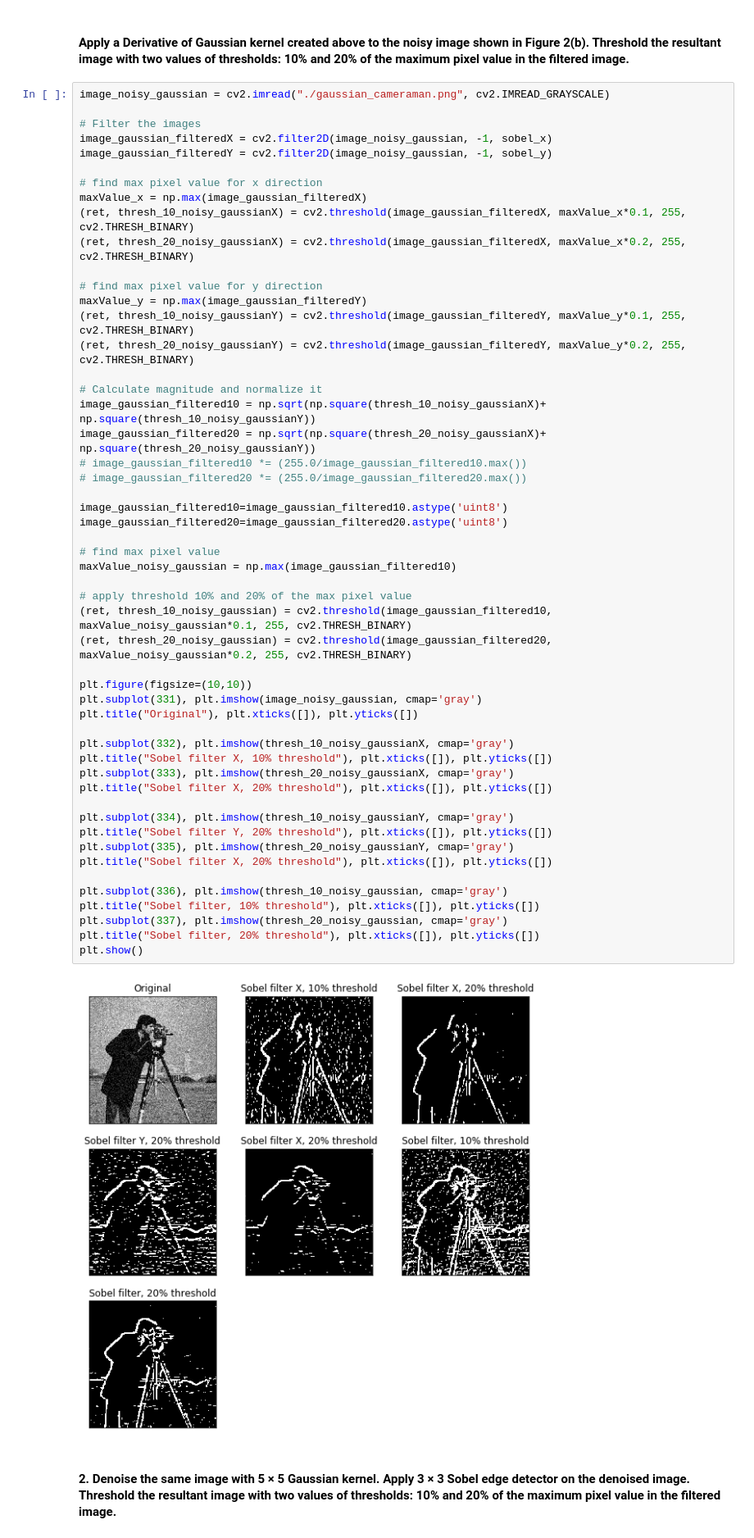
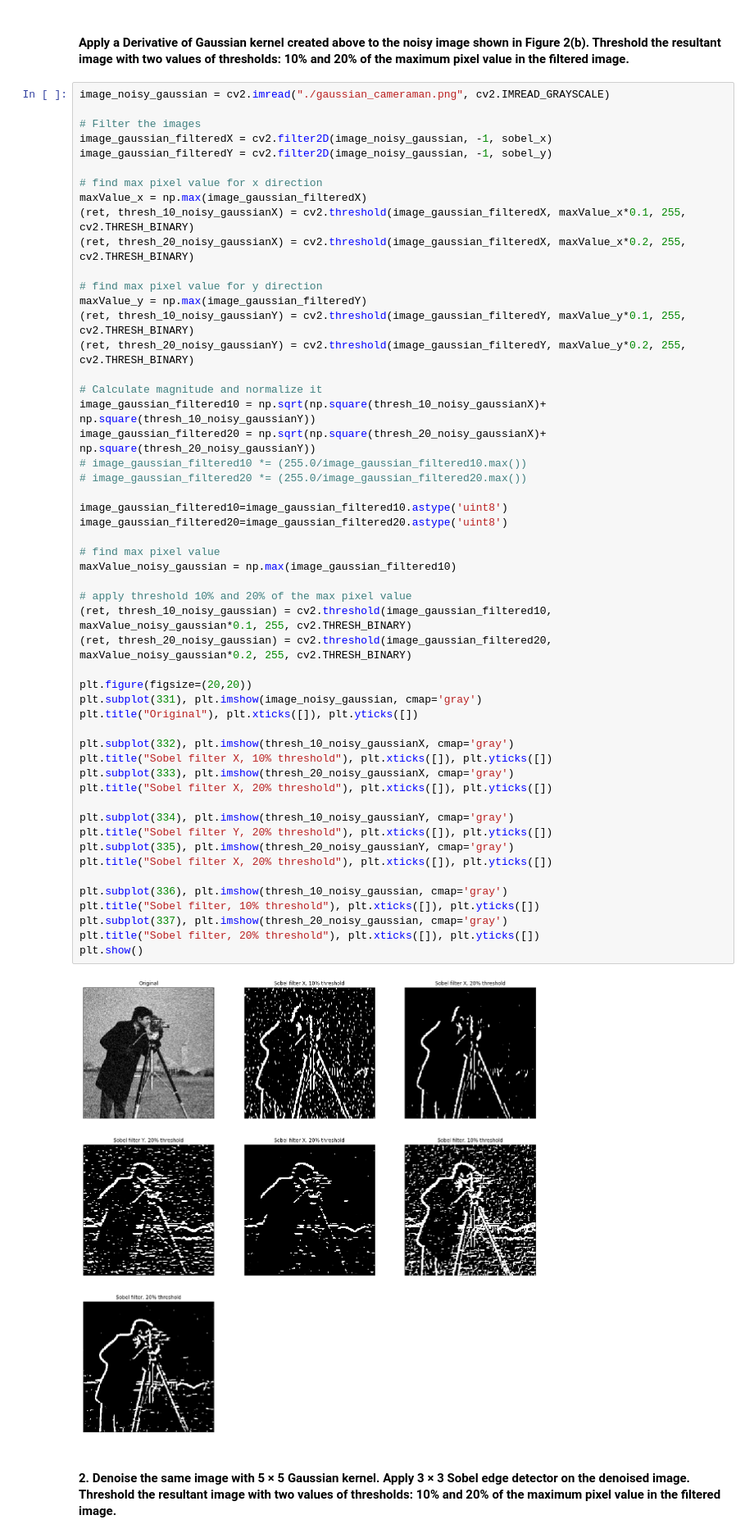
Before and after one commit to FulinHuang/Computer-Vision, a Jupyter notebook: A1_Image_Filtering /A1_Image_Filtering.ipynb, the cells around one changed output. Shown at 82% size. Drawn from its saved outputs; the diff is of its cells as text.

```diff
--- a/A1_Image_Filtering /A1_Image_Filtering.ipynb
+++ b/A1_Image_Filtering /A1_Image_Filtering.ipynb
@@ -375,35 +375,35 @@ image_gaussian_filtered20 = np.sqrt(np.square(thresh_20_noisy_gaussianX)+ np.squ
 
 image_gaussian_filtered10=image_gaussian_filtered10.astype('uint8')
 image_gaussian_filtered20=image_gaussian_filtered20.astype('uint8')
 
 # find max pixel value
 maxValue_noisy_gaussian = np.max(image_gaussian_filtered10)
 
 # apply threshold 10% and 20% of the max pixel value
 (ret, thresh_10_noisy_gaussian) = cv2.threshold(image_gaussian_filtered10, maxValue_noisy_gaussian*0.1, 255, cv2.THRESH_BINARY)
 (ret, thresh_20_noisy_gaussian) = cv2.threshold(image_gaussian_filtered20, maxValue_noisy_gaussian*0.2, 255, cv2.THRESH_BINARY)
 
-plt.figure(figsize=(10,10))
+plt.figure(figsize=(20,20))
 plt.subplot(331), plt.imshow(image_noisy_gaussian, cmap='gray')
 plt.title("Original"), plt.xticks([]), plt.yticks([])
 
 plt.subplot(332), plt.imshow(thresh_10_noisy_gaussianX, cmap='gray')
 plt.title("Sobel filter X, 10% threshold"), plt.xticks([]), plt.yticks([])
 plt.subplot(333), plt.imshow(thresh_20_noisy_gaussianX, cmap='gray')
 plt.title("Sobel filter X, 20% threshold"), plt.xticks([]), plt.yticks([])
 
 plt.subplot(334), plt.imshow(thresh_10_noisy_gaussianY, cmap='gray')
 plt.title("Sobel filter Y, 20% threshold"), plt.xticks([]), plt.yticks([])
 plt.subplot(335), plt.imshow(thresh_20_noisy_gaussianY, cmap='gray')
 plt.title("Sobel filter X, 20% threshold"), plt.xticks([]), plt.yticks([])
 
 plt.subplot(336), plt.imshow(thresh_10_noisy_gaussian, cmap='gray')
 plt.title("Sobel filter, 10% threshold"), plt.xticks([]), plt.yticks([])
 plt.subplot(337), plt.imshow(thresh_20_noisy_gaussian, cmap='gray')
 plt.title("Sobel filter, 20% threshold"), plt.xticks([]), plt.yticks([])
 plt.show()
 # %% [output]
-[figure, old version]
+[figure, new version]
 # %% [markdown]
 #### 2. Denoise the same image with 5 × 5 Gaussian kernel. Apply 3 × 3 Sobel edge detector on the denoised image. Threshold the resultant image with two values of thresholds: 10% and 20% of the maximum pixel value in the filtered image.
 # %%
```
Also changed, not shown: parts of 1 cell of this notebook.
